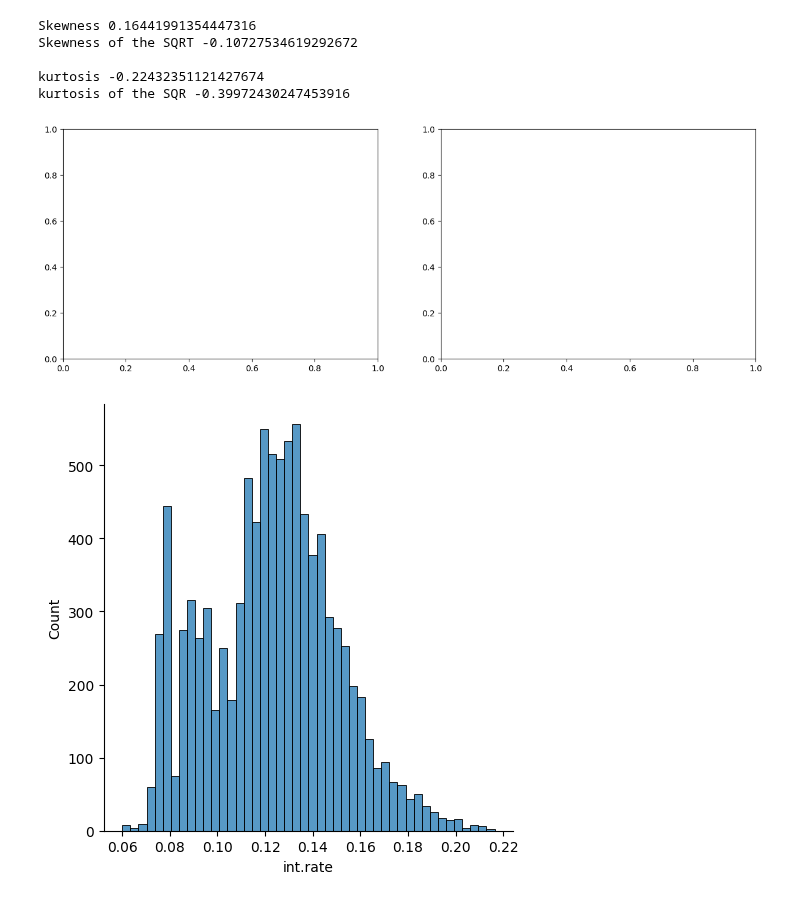
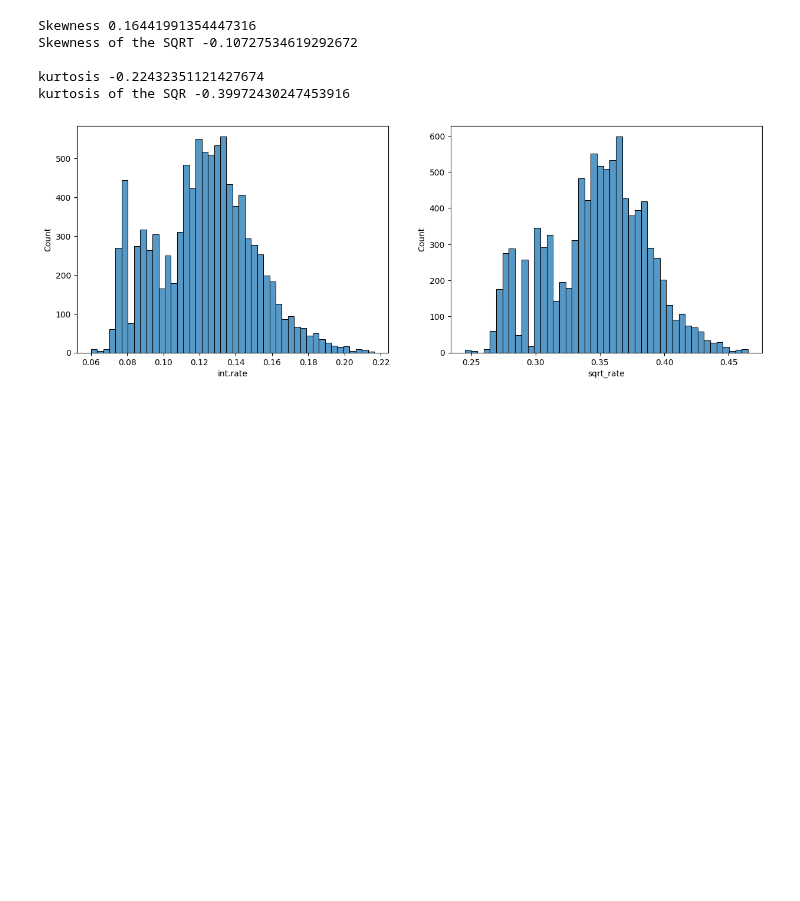
Before and after one commit to najibifar/Data_Analysis, a Jupyter notebook: DataPrepration/Data_Preprocessing_for_loan.ipynb, the cells around one changed output. Drawn from its saved outputs; the diff is of its cells as text; code cells hidden in the pictures; blank space fills up the shorter version.

```diff
--- a/DataPrepration/Data_Preprocessing_for_loan.ipynb
+++ b/DataPrepration/Data_Preprocessing_for_loan.ipynb
@@ -155,10 +155,11 @@ Skewness of the SQRT -0.10727534619292672
 kurtosis -0.22432351121427674
 kurtosis of the SQR -0.39972430247453916
 # %%
-fig, axes = plt.subplots(1,2, figsize=(15, 5))
-sns.displot(df['int.rate'], ax=axes[0])
-sns.displot(df['sqrt_rate'], ax=axes[1])
+fig, axes = plt.subplots(1, 2, figsize=(15, 5))
+
+sns.histplot(df['int.rate'], ax=axes[0])
+sns.histplot(df['sqrt_rate'], ax=axes[1])
+
 plt.show()
 # %% [output]
-[figure, old version]
+[figure, new version]
-[figure, removed]
```
Also changed, not shown: parts of 1 cell of this notebook.
